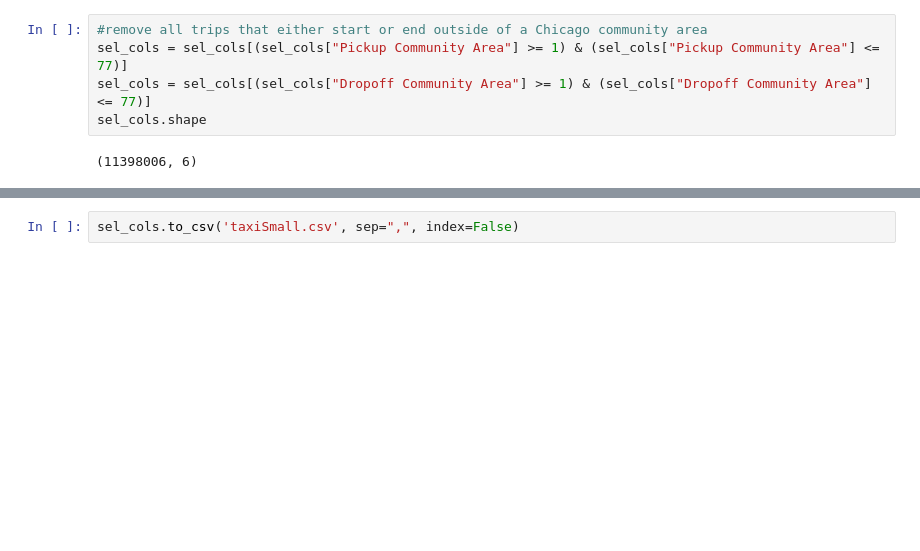
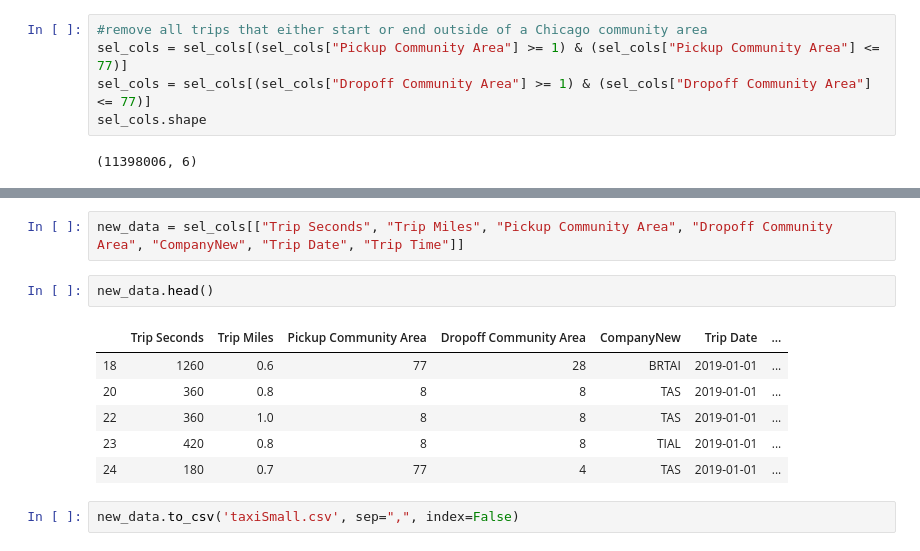
Before and after one commit to Ameesha23/project3-taxi, a Jupyter notebook: file-divide.ipynb, the cells around one changed output, grey strips where cells are left out. Saved outputs shown, nothing was run; the diff lists cells and outputs as text; blank space fills up the shorter version.

Commit message:
reduced data file size

```diff
--- a/file-divide.ipynb
+++ b/file-divide.ipynb
@@ -79,2 +251,13 @@ sel_cols.head()
+# %%
+new_data = sel_cols[["Trip Seconds", "Trip Miles", "Pickup Community Area", "Dropoff Community Area", "CompanyNew", "Trip Date", "Trip Time"]]
+# %%
+new_data.head()
+# %% [output]
+|  | Trip Seconds | Trip Miles | Pickup Community Area | Dropoff Community Area | CompanyNew | Trip Date | ... |
+| 18 | 1260 | 0.6 | 77 | 28 | BRTAI | 2019-01-01 | ... |
+| 20 | 360 | 0.8 | 8 | 8 | TAS | 2019-01-01 | ... |
+| 22 | 360 | 1.0 | 8 | 8 | TAS | 2019-01-01 | ... |
+| 23 | 420 | 0.8 | 8 | 8 | TIAL | 2019-01-01 | ... |
+| 24 | 180 | 0.7 | 77 | 4 | TAS | 2019-01-01 | ... |
 # %%
-sel_cols.to_csv('taxiSmall.csv', sep=",", index=False)
+new_data.to_csv('taxiSmall.csv', sep=",", index=False)
```
Also changed, not shown: parts of 12 cells of this notebook, 1 other file.
